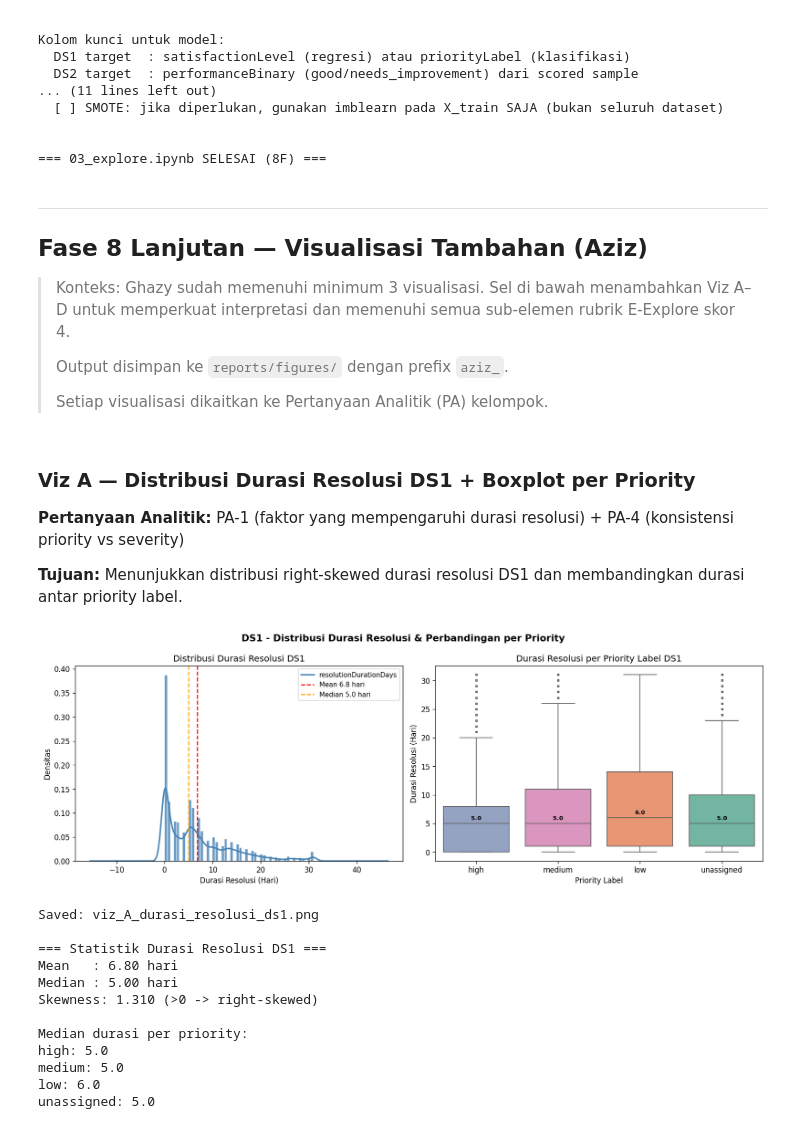
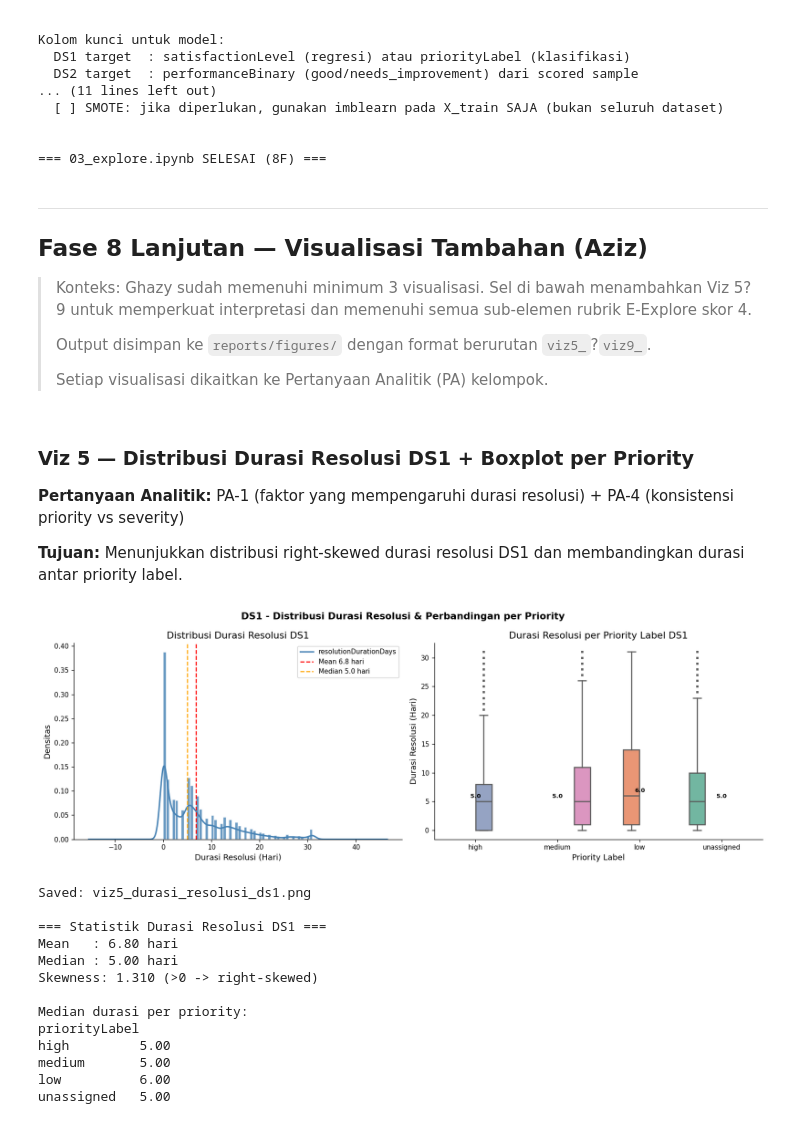
Before and after one commit to nicholaszef/tubes-datnal-k14-it-service-analytics, a Jupyter notebook: notebooks/03_explore.ipynb, the cells around one changed output. Drawn from its saved outputs; the diff is of its cells as text; code cells hidden in the pictures.

Commit message:
fix modul explore (add vizualization)

```diff
--- a/notebooks/03_explore.ipynb
+++ b/notebooks/03_explore.ipynb
@@ -697,19 +697,19 @@ Kolom kunci untuk model:
 ## Fase 8 Lanjutan — Visualisasi Tambahan (Aziz)
 
 > Konteks: Ghazy sudah memenuhi minimum 3 visualisasi. Sel di bawah menambahkan
-> Viz A–D untuk memperkuat interpretasi dan memenuhi semua sub-elemen rubrik E-Explore skor 4.
+> Viz 5?9 untuk memperkuat interpretasi dan memenuhi semua sub-elemen rubrik E-Explore skor 4.
 >
-> Output disimpan ke `reports/figures/` dengan prefix `aziz_`.
+> Output disimpan ke `reports/figures/` dengan format berurutan `viz5_`?`viz9_`.
 >
 > Setiap visualisasi dikaitkan ke Pertanyaan Analitik (PA) kelompok.
 # %% [markdown]
-### Viz A — Distribusi Durasi Resolusi DS1 + Boxplot per Priority
+### Viz 5 — Distribusi Durasi Resolusi DS1 + Boxplot per Priority
 
 **Pertanyaan Analitik:** PA-1 (faktor yang mempengaruhi durasi resolusi) + PA-4 (konsistensi priority vs severity)
 
 **Tujuan:** Menunjukkan distribusi right-skewed durasi resolusi DS1 dan membandingkan durasi antar priority label.
 # %%
-# Viz A - Distribusi daysOpen/resolutionDurationDays DS1 + Boxplot per Priority
+# Viz 5 - Distribusi daysOpen/resolutionDurationDays DS1 + Boxplot per Priority
 # PA-1: faktor yang mempengaruhi durasi resolusi | PA-4: konsistensi priority vs severity
 
 fig, axes = plt.subplots(1, 2, figsize=(14, 5))
@@ -730,38 +730,39 @@ axes[0].set_title('Distribusi Durasi Resolusi DS1')
 axes[0].set_xlabel('Durasi Resolusi (Hari)')
 axes[0].set_ylabel('Densitas')
 axes[0].legend(fontsize=9)
 
 # Panel kanan: boxplot per priorityLabel
 pri_order   = ['high', 'medium', 'low', 'unassigned']
 valid_order = [p for p in pri_order if p in df1['priorityLabel'].unique()]
 sns.boxplot(data=df1, x='priorityLabel', y='resolutionDurationDays',
             order=valid_order, ax=axes[1], hue='priorityLabel', palette='Set2',
-            legend=False, flierprops={'marker': 'o', 'markersize': 2, 'alpha': 0.3})
+            flierprops={'marker': 'o', 'markersize': 2, 'alpha': 0.3})
+if axes[1].get_legend(): axes[1].get_legend().remove()
 axes[1].set_title('Durasi Resolusi per Priority Label DS1')
 axes[1].set_xlabel('Priority Label')
 axes[1].set_ylabel('Durasi Resolusi (Hari)')
 
 for i, pri in enumerate(valid_order):
     med = df1[df1['priorityLabel'] == pri]['resolutionDurationDays'].median()
     axes[1].text(i, med + 0.4, '{:.1f}'.format(med),
                  ha='center', va='bottom', fontsize=8, fontweight='bold', color='black')
 
 plt.tight_layout()
-plt.savefig(FIGURES_DIR + 'viz_A_durasi_resolusi_ds1.png', dpi=120, bbox_inches='tight')
+plt.savefig(FIGURES_DIR + 'viz5_durasi_resolusi_ds1.png', dpi=120, bbox_inches='tight')
 plt.show()
-print('Saved: viz_A_durasi_resolusi_ds1.png')
+print('Saved: viz5_durasi_resolusi_ds1.png')
 
 print()
 print('=== Statistik Durasi Resolusi DS1 ===')
 print('Mean   : {:.2f} hari'.format(mean_val))
 print('Median : {:.2f} hari'.format(median_val))
 print('Skewness: {:.3f} (>0 -> right-skewed)'.format(col.skew()))
 print()
 print('Median durasi per priority:')
 print(df1.groupby('priorityLabel')['resolutionDurationDays'].median().reindex(valid_order).to_string())
 # %% [output]
-[figure, old version]
+[figure, new version]
-Saved: viz_A_durasi_resolusi_ds1.png
+Saved: viz5_durasi_resolusi_ds1.png
 
 === Statistik Durasi Resolusi DS1 ===
 Mean   : 6.80 hari
@@ -769,8 +770,9 @@ Median : 5.00 hari
 Skewness: 1.310 (>0 -> right-skewed)
 
 Median durasi per priority:
-high: 5.0
-medium: 5.0
-low: 6.0
-unassigned: 5.0
+priorityLabel
+high         5.00
+medium       5.00
+low          6.00
+unassigned   5.00
 # %% [markdown]
```
Also changed, not shown: parts of 26 cells of this notebook, 19 other files.
